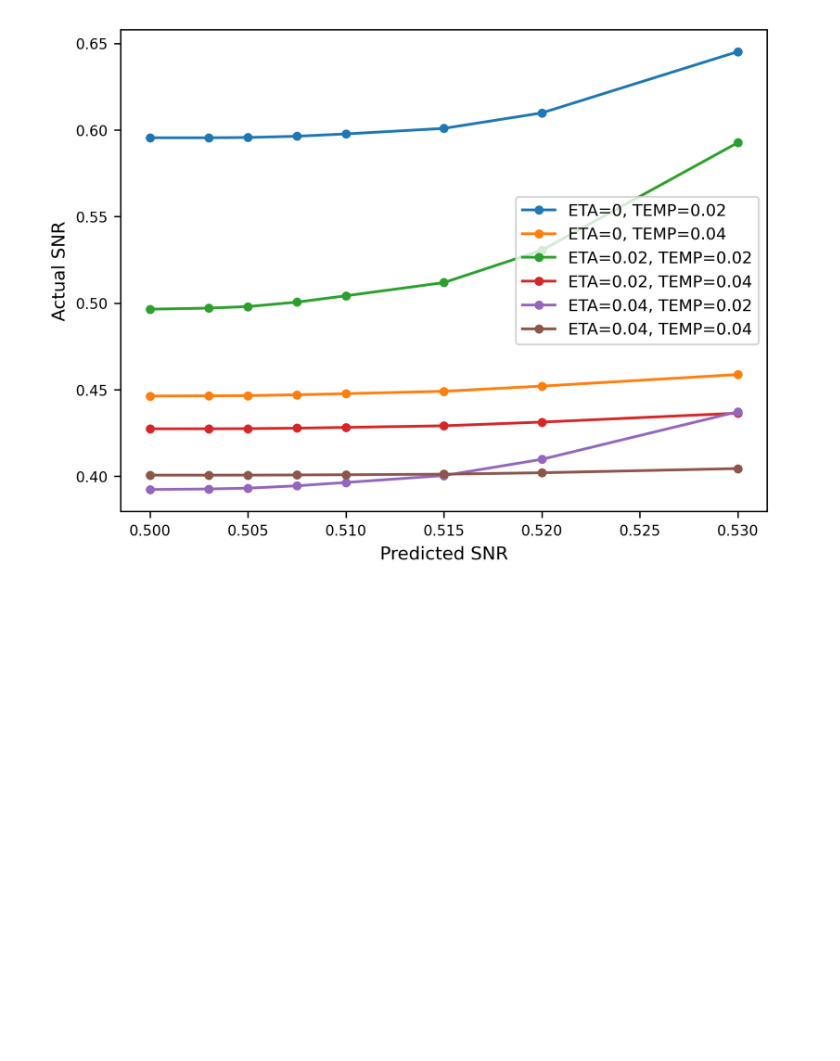
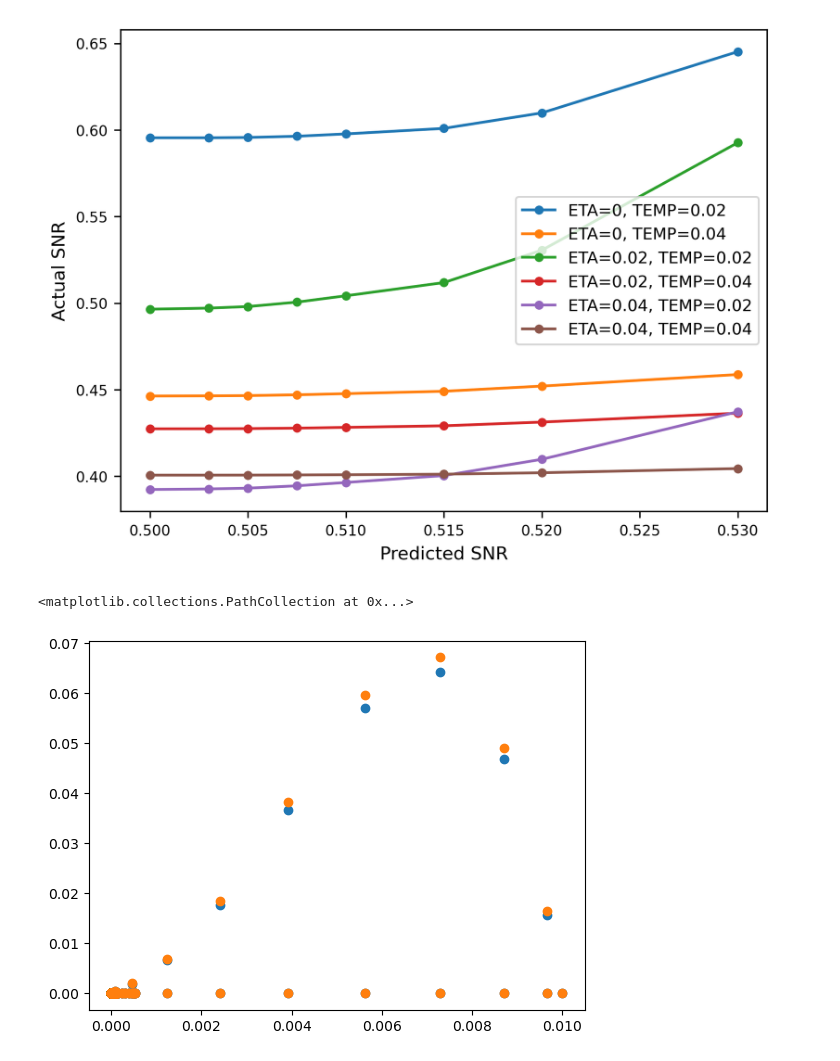
Before and after one commit to scastedo/continuous_attractor_project, a Jupyter notebook: data_analysis_differential.ipynb, the cells around one changed output. Drawn from its saved outputs; the diff is of its cells as text; code cells hidden in the pictures; blank space fills up the shorter version.

```diff
--- a/data_analysis_differential.ipynb
+++ b/data_analysis_differential.ipynb
@@ -595,3 +616,42 @@ plt.legend()
 plt.show()
 # %% [output]
 [figure]
+# %%
+delta_x2 = 0.0001
+sigma_x2 = 0.01
+T = 0.001
+sigma_eta2 = 0.
+r = 1.27
+w = 0.64
+
+
+N=1000
+threshold_active_fraction = 0.1
+indices = np.arange(N)
+i_matrix = indices[:, None]      # shape (N, 1)
+j_matrix = indices[None, :]      # shape (1, N)
+diff = np.abs(i_matrix - j_matrix)
+diff = np.minimum(diff, N - diff)
+threshold = threshold_active_fraction * N / 2.0
+weights = (diff <= threshold).astype(float) / N
+np.fill_diagonal(weights, 0.0)
+
+# random_matrix  = np.random.randn(1000,1000)
+# random_symmetric_matrix = (random_matrix + random_matrix.T)/2
+eigenval, eigenvec = np.linalg.eigh(weights)
+delta_x_bump = get_bump(0.504, N, 0.05, 0.1) - get_bump(0.5, N, 0.05, 0.1)
+
+def info(eval):
+    return (np.dot(delta_x_bump,eigenvec)**2)/(sigma_x2+sigma_eta2/(w**2)+(T*(1-r*w*eval))/((w*r)**2))
+
+
+
+info1= info(eigenval)
+r = 1
+w = 1
+info2 = info(eigenval)
+plt.scatter(eigenval**2, info1)
+plt.scatter(eigenval**2, info2)
+# %% [output]
+<matplotlib.collections.PathCollection at 0x...>
+[figure, added]
```
Also changed, not shown: parts of 9 cells of this notebook, 6 other files.
